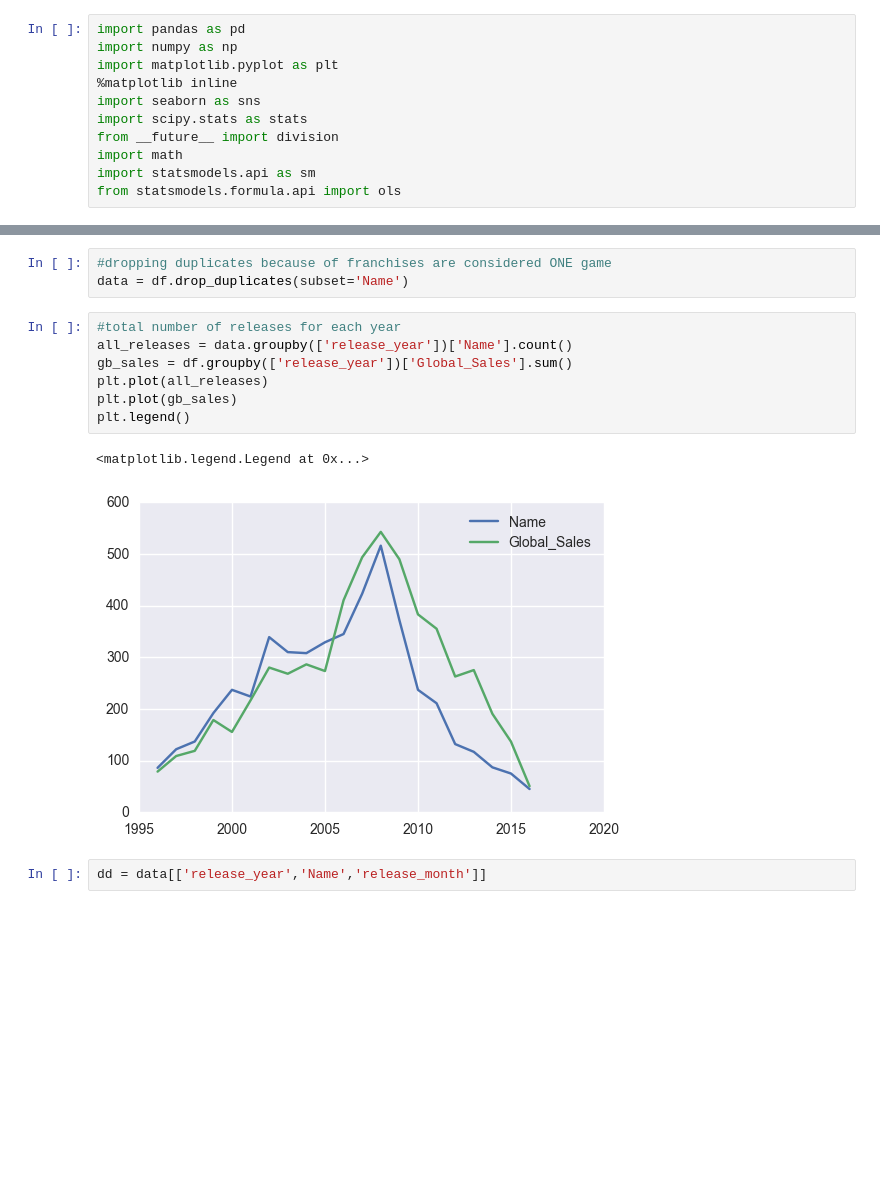
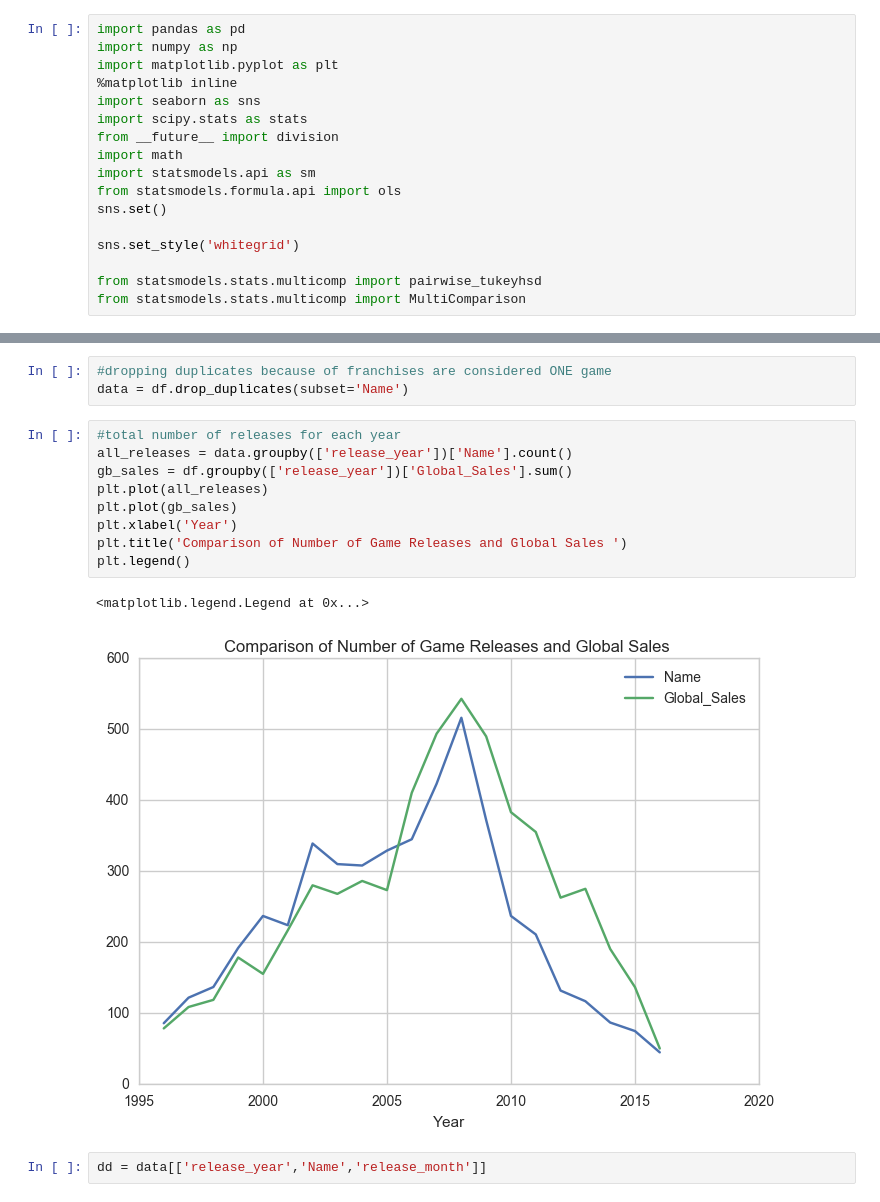
Before and after one commit to s-leung/videogameproject, a Jupyter notebook: November.ipynb, the cells around one changed output, grey strips where cells are left out. Drawn from its saved outputs; the diff is of its cells as text; blank space fills up the shorter version.

```diff
--- a/November.ipynb
+++ b/November.ipynb
@@ -9,6 +9,12 @@ from __future__ import division
 import math
 import statsmodels.api as sm
 from statsmodels.formula.api import ols
+sns.set()
+
+sns.set_style('whitegrid')
+
+from statsmodels.stats.multicomp import pairwise_tukeyhsd
+from statsmodels.stats.multicomp import MultiComparison
 # %%
 df = pd.read_csv('cleaned_vg_df.csv' )
 df.drop('Unnamed: 0', axis=1, inplace=True)
@@ -40,13 +46,15 @@ data = df.drop_duplicates(subset='Name')
 # %%
 #total number of releases for each year
 all_releases = data.groupby(['release_year'])['Name'].count()
 gb_sales = df.groupby(['release_year'])['Global_Sales'].sum()
 plt.plot(all_releases)
 plt.plot(gb_sales)
+plt.xlabel('Year')
+plt.title('Comparison of Number of Game Releases and Global Sales ')
 plt.legend()
 # %% [output]
 <matplotlib.legend.Legend at 0x...>
-[figure, old version]
+[figure, new version]
 # %%
 dd = data[['release_year','Name','release_month']]
 # %%
```
Also changed, not shown: parts of 27 cells of this notebook.
